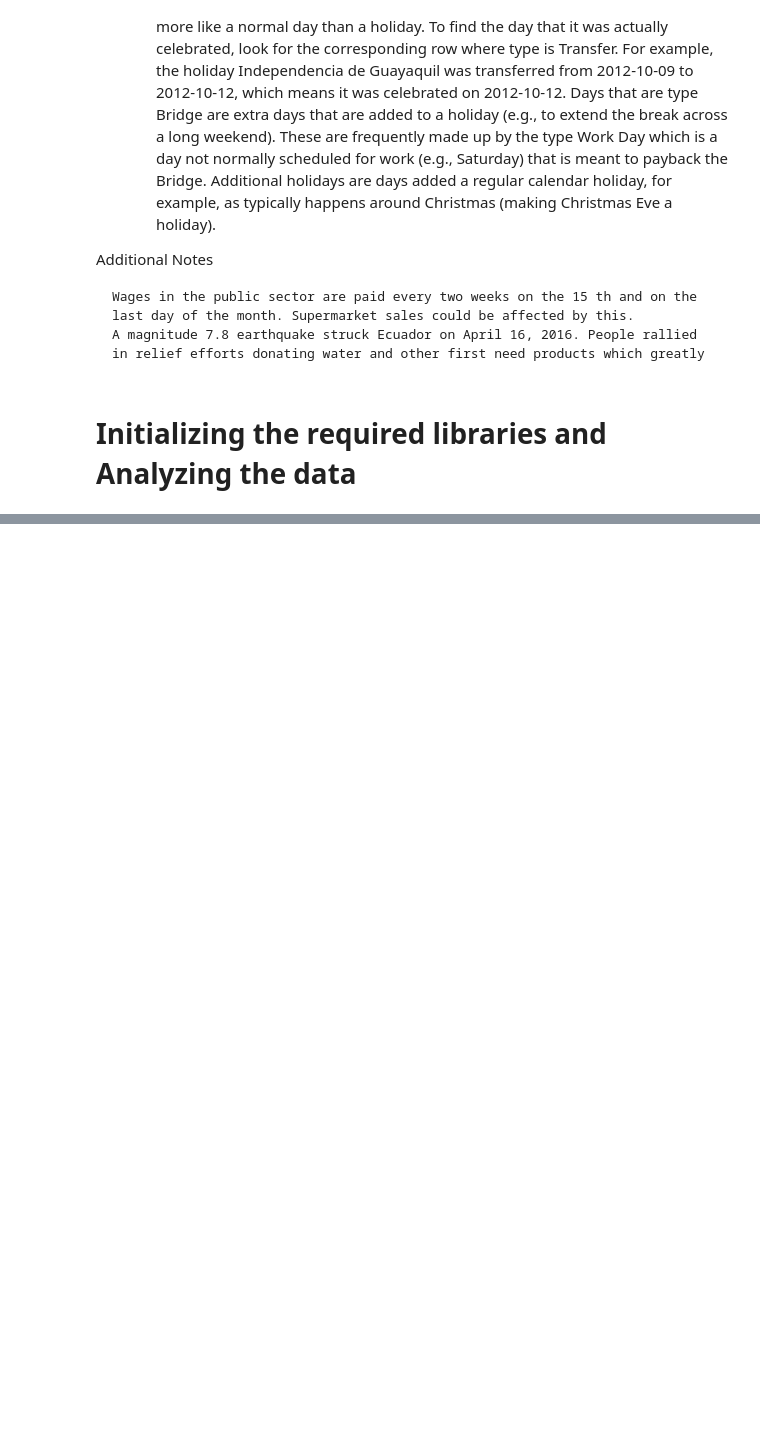
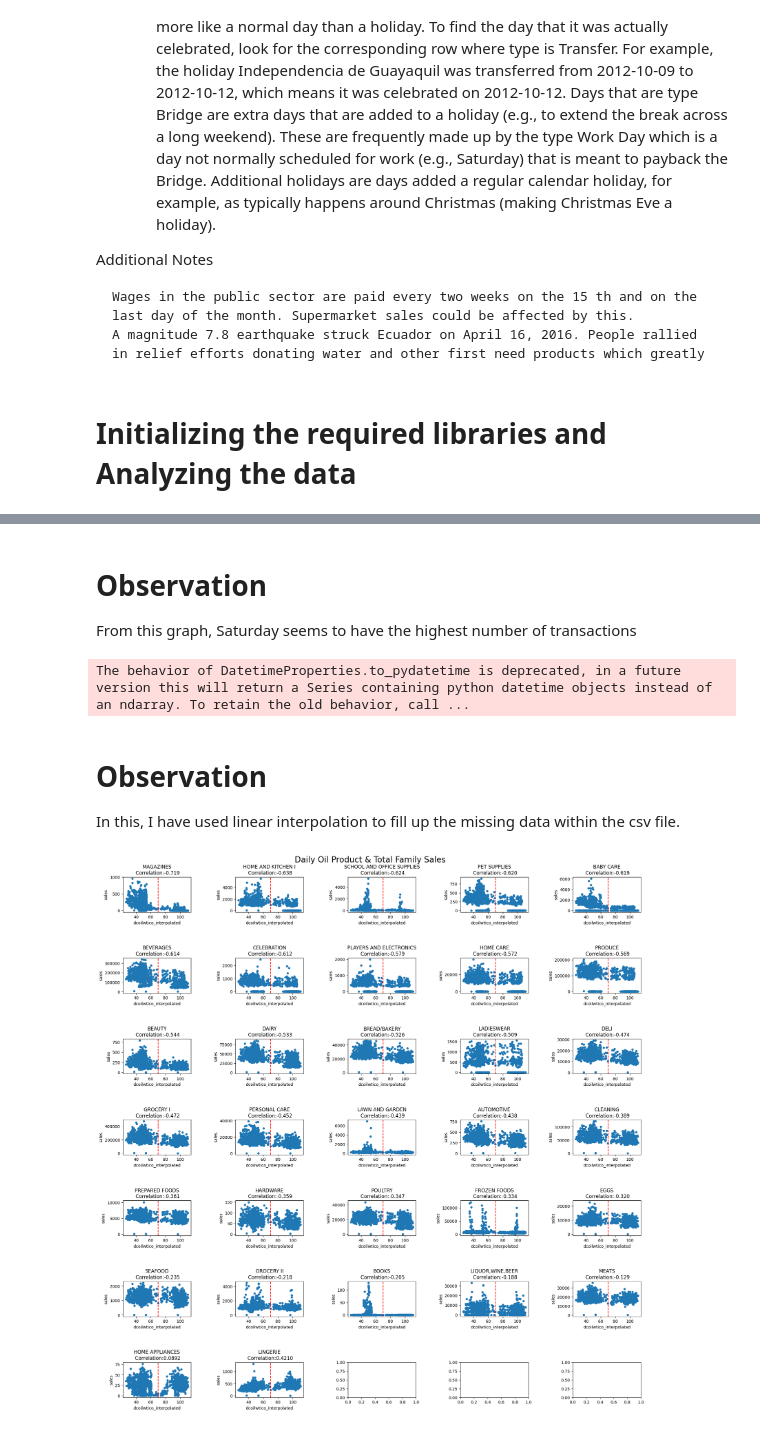
Before and after one commit to SSTengNic/MachineLearningProjects, a Jupyter notebook: Store Sales - Time Series Forecasting project/store_sales.ipynb, the cells around one changed output, grey strips where cells are left out. Cells and saved outputs as stored; diff of their text form; code cells hidden in the pictures; blank space fills up the shorter version.

```diff
--- a/Store Sales - Time Series Forecasting project/store_sales.ipynb
+++ b/Store Sales - Time Series Forecasting project/store_sales.ipynb
@@ -121,0 +107,4 @@ dtype: object
+# %% [markdown]
+# Observation
+
+From this graph, Saturday seems to have the highest number of transactions
@@ -121,0 +120,60 @@ dtype: object
+# %%
+# Import
+oil = pd.read_csv("store_sales_data/oil.csv")
+oil["date"] = pd.to_datetime(oil.date)
+# Resample
+oil = oil.set_index("date").dcoilwtico.resample("D").sum().reset_index()
+# Interpolate
+oil["dcoilwtico"] = np.where(oil["dcoilwtico"] == 0, np.nan, oil["dcoilwtico"])
+oil["dcoilwtico_interpolated"] =oil.dcoilwtico.interpolate()
+# Plot
+p = oil.melt(id_vars=['date']+list(oil.keys()[5:]), var_name='Legend')
+px.line(p.sort_values(["Legend", "date"], ascending = [False, True]), x='date', y='value', color='Legend',title = "Daily Oil Price" )
+# %% [output]
+The behavior of DatetimeProperties.to_pydatetime is deprecated, in a future version this will return a Series containing python datetime objects instead of an ndarray. To retain the old behavior, call ...
+# %% [markdown]
+# Observation
+
+In this, I have used linear interpolation to fill up the missing data within the csv file.
+# %%
+a = pd.merge(training_data.groupby(["date", "family"]).sales.sum().reset_index(), oil.drop("dcoilwtico", axis = 1), how = "left")
+c = a.groupby("family").corr("spearman").reset_index()
+c = c[c.level_1 == "dcoilwtico_interpolated"][["family", "sales"]].sort_values("sales")
+
+fig, axes = plt.subplots(7, 5, figsize = (20,20))
+for i, fam in enumerate(c.family):
+    if i < 6:
+        a[a.family == fam].plot.scatter(x = "dcoilwtico_interpolated", y = "sales", ax=axes[0, i-1])
+        axes[0, i-1].set_title(fam+"\n Correlation:"+str(c[c.family == fam].sales.iloc[0])[:6], fontsize = 12)
+        axes[0, i-1].axvline(x=70, color='r', linestyle='--')
+    if i >= 6 and i<11:
+        a[a.family == fam].plot.scatter(x = "dcoilwtico_interpolated", y = "sales", ax=axes[1, i-6])
+        axes[1, i-6].set_title(fam+"\n Correlation:"+str(c[c.family == fam].sales.iloc[0])[:6], fontsize = 12)
+        axes[1, i-6].axvline(x=70, color='r', linestyle='--')
+    if i >= 11 and i<16:
+        a[a.family == fam].plot.scatter(x = "dcoilwtico_interpolated", y = "sales", ax=axes[2, i-11])
+        axes[2, i-11].set_title(fam+"\n Correlation:"+str(c[c.family == fam].sales.iloc[0])[:6], fontsize = 12)
+        axes[2, i-11].axvline(x=70, color='r', linestyle='--')
+    if i >= 16 and i<21:
+        a[a.family == fam].plot.scatter(x = "dcoilwtico_interpolated", y = "sales", ax=axes[3, i-16])
+        axes[3, i-16].set_title(fam+"\n Correlation:"+str(c[c.family == fam].sales.iloc[0])[:6], fontsize = 12)
+        axes[3, i-16].axvline(x=70, color='r', linestyle='--')
+    if i >= 21 and i<26:
+        a[a.family == fam].plot.scatter(x = "dcoilwtico_interpolated", y = "sales", ax=axes[4, i-21])
+        axes[4, i-21].set_title(fam+"\n Correlation:"+str(c[c.family == fam].sales.iloc[0])[:6], fontsize = 12)
+        axes[4, i-21].axvline(x=70, color='r', linestyle='--')
+    if i >= 26 and i < 31:
+        a[a.family == fam].plot.scatter(x = "dcoilwtico_interpolated", y = "sales", ax=axes[5, i-26])
+        axes[5, i-26].set_title(fam+"\n Correlation:"+str(c[c.family == fam].sales.iloc[0])[:6], fontsize = 12)
+        axes[5, i-26].axvline(x=70, color='r', linestyle='--')
+    if i >= 31 :
+        a[a.family == fam].plot.scatter(x = "dcoilwtico_interpolated", y = "sales", ax=axes[6, i-31])
+        axes[6, i-31].set_title(fam+"\n Correlation:"+str(c[c.family == fam].sales.iloc[0])[:6], fontsize = 12)
+        axes[6, i-31].axvline(x=70, color='r', linestyle='--')
+
+
+plt.tight_layout(pad=5)
+plt.suptitle("Daily Oil Product & Total Family Sales \n", fontsize = 20)
+plt.show()
+# %% [output]
+[figure, added]
```
Also changed, not shown: parts of 19 cells of this notebook.
